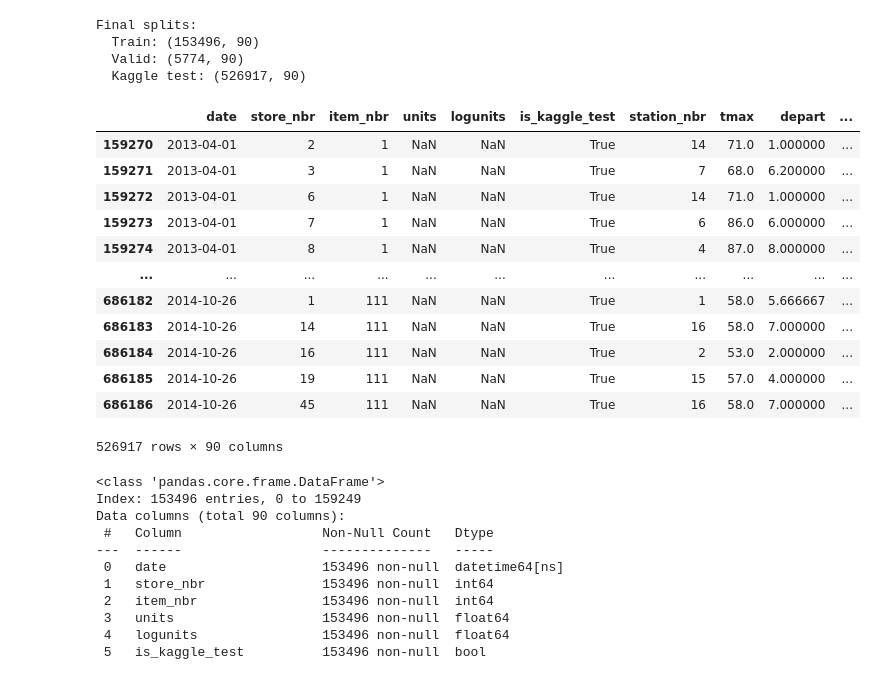
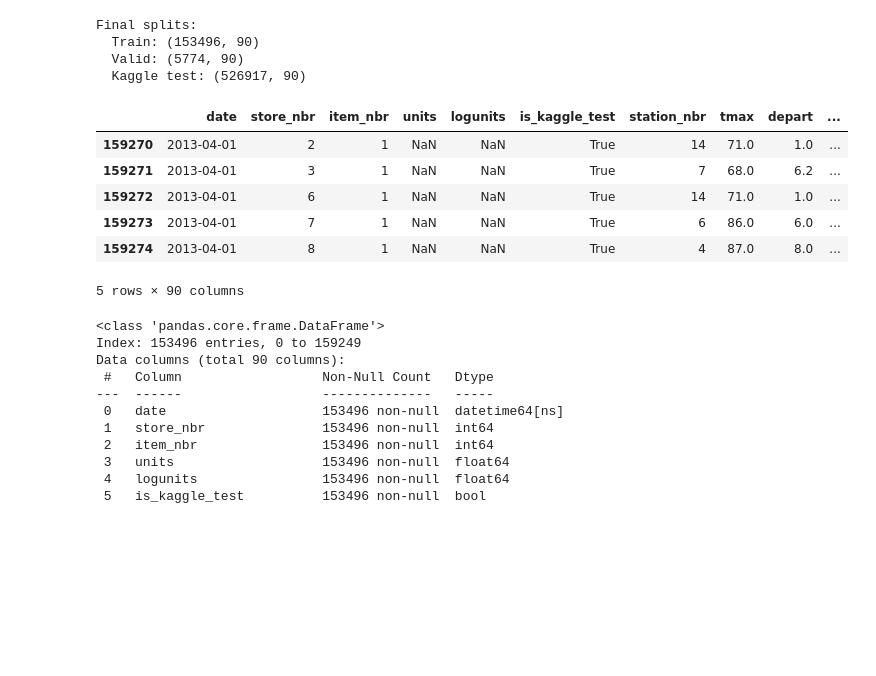
Before and after one commit to T-Sunm/sales_forecasting_xai, a Jupyter notebook: notebooks/wallmart_data/04_modelling_lightgbm.ipynb, the cells around one changed output. Cells and saved outputs as stored; diff of their text form; code cells hidden in the pictures; blank space fills up the shorter version.

```diff
--- a/notebooks/wallmart_data/04_modelling_lightgbm.ipynb
+++ b/notebooks/wallmart_data/04_modelling_lightgbm.ipynb
@@ -106,21 +106,15 @@ Final splits:
   Valid: (5774, 90)
   Kaggle test: (526917, 90)
 # %%
-df_kaggle_test
+df_kaggle_test.head()
 # %% [output]
 |  | date | store_nbr | item_nbr | units | logunits | is_kaggle_test | station_nbr | tmax | depart | ... |
-| 159270 | 2013-04-01 | 2 | 1 | NaN | NaN | True | 14 | 71.0 | 1.000000 | ... |
-| 159271 | 2013-04-01 | 3 | 1 | NaN | NaN | True | 7 | 68.0 | 6.200000 | ... |
-| 159272 | 2013-04-01 | 6 | 1 | NaN | NaN | True | 14 | 71.0 | 1.000000 | ... |
-| 159273 | 2013-04-01 | 7 | 1 | NaN | NaN | True | 6 | 86.0 | 6.000000 | ... |
-| 159274 | 2013-04-01 | 8 | 1 | NaN | NaN | True | 4 | 87.0 | 8.000000 | ... |
-| ... | ... | ... | ... | ... | ... | ... | ... | ... | ... | ... |
-| 686182 | 2014-10-26 | 1 | 111 | NaN | NaN | True | 1 | 58.0 | 5.666667 | ... |
-| 686183 | 2014-10-26 | 14 | 111 | NaN | NaN | True | 16 | 58.0 | 7.000000 | ... |
-| 686184 | 2014-10-26 | 16 | 111 | NaN | NaN | True | 2 | 53.0 | 2.000000 | ... |
-| 686185 | 2014-10-26 | 19 | 111 | NaN | NaN | True | 15 | 57.0 | 4.000000 | ... |
-| 686186 | 2014-10-26 | 45 | 111 | NaN | NaN | True | 16 | 58.0 | 7.000000 | ... |
+| 159270 | 2013-04-01 | 2 | 1 | NaN | NaN | True | 14 | 71.0 | 1.0 | ... |
+| 159271 | 2013-04-01 | 3 | 1 | NaN | NaN | True | 7 | 68.0 | 6.2 | ... |
+| 159272 | 2013-04-01 | 6 | 1 | NaN | NaN | True | 14 | 71.0 | 1.0 | ... |
+| 159273 | 2013-04-01 | 7 | 1 | NaN | NaN | True | 6 | 86.0 | 6.0 | ... |
+| 159274 | 2013-04-01 | 8 | 1 | NaN | NaN | True | 4 | 87.0 | 8.0 | ... |
-526917 rows × 90 columns
+5 rows × 90 columns
 # %%
 df_train.info()
 # %% [output]
```
Also changed, not shown: 3 other files.
